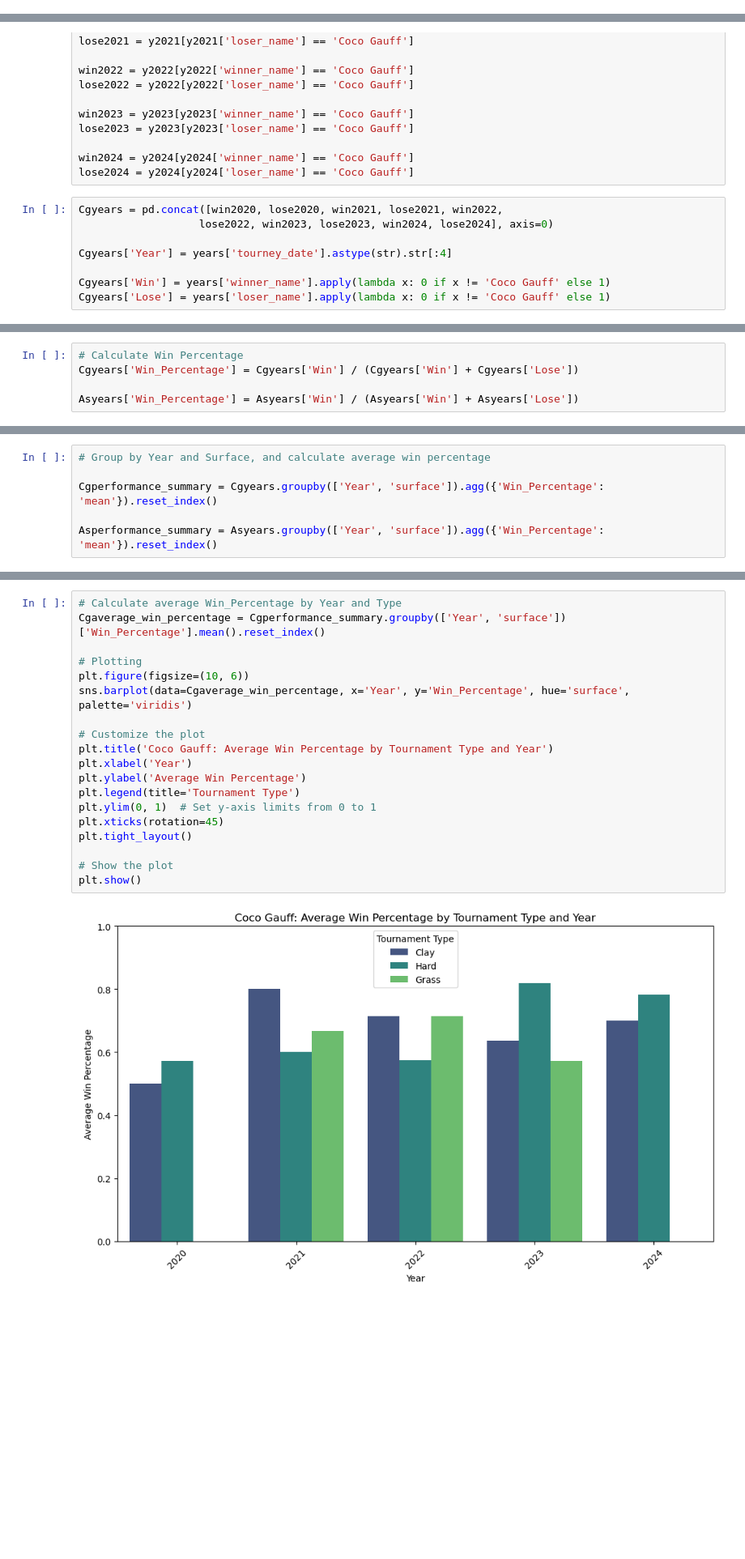
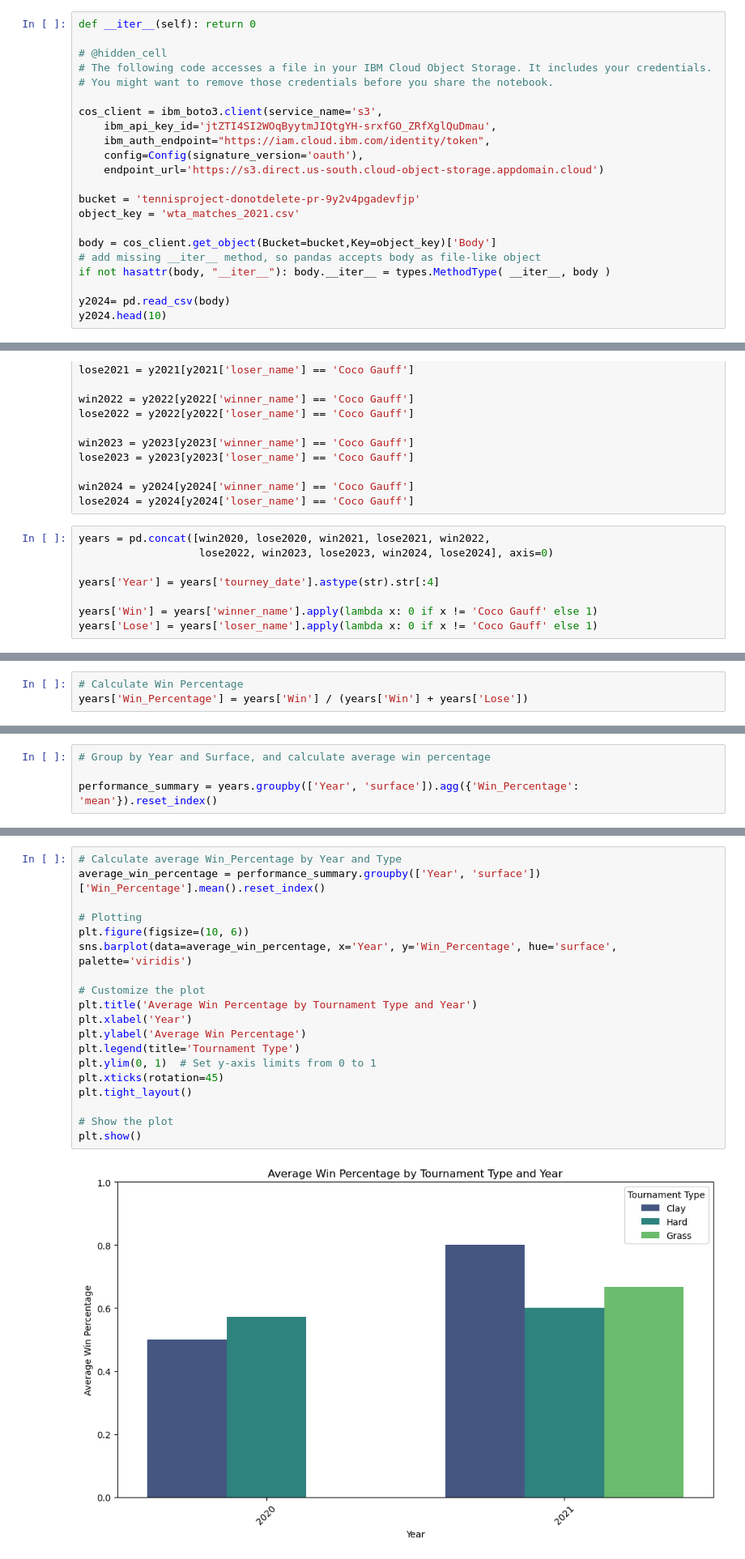
Before and after one commit to BrendanKenny1/Tennis-Project, a Jupyter notebook: P1.ipynb, the cells around one changed output, grey strips where cells are left out. Shown: that part at 81% size. Saved outputs shown, nothing was run; the diff lists cells and outputs as text; blank space fills up the shorter version.

```diff
--- a/P1.ipynb
+++ b/P1.ipynb
@@ -30,0 +188,22 @@ y2024 = pd.read_csv('wta_matches_2024.csv')
+# %%
+def __iter__(self): return 0
+
+# @hidden_cell
+# The following code accesses a file in your IBM Cloud Object Storage. It includes your credentials.
+# You might want to remove those credentials before you share the notebook.
+
+cos_client = ibm_boto3.client(service_name='s3',
+    ibm_api_key_id='jtZTI4SI2WOqByytmJIQtgYH-srxfGO_ZRfXglQuDmau',
+    ibm_auth_endpoint="https://iam.cloud.ibm.com/identity/token",
+    config=Config(signature_version='oauth'),
+    endpoint_url='https://s3.direct.us-south.cloud-object-storage.appdomain.cloud')
+
+bucket = 'tennisproject-donotdelete-pr-9y2v4pgadevfjp'
+object_key = 'wta_matches_2021.csv'
+
+body = cos_client.get_object(Bucket=bucket,Key=object_key)['Body']
+# add missing __iter__ method, so pandas accepts body as file-like object
+if not hasattr(body, "__iter__"): body.__iter__ = types.MethodType( __iter__, body )
+
+y2024= pd.read_csv(body)
+y2024.head(10)
@@ -44,10 +236,10 @@ lose2023 = y2023[y2023['loser_name'] == 'Coco Gauff']
 win2024 = y2024[y2024['winner_name'] == 'Coco Gauff']
 lose2024 = y2024[y2024['loser_name'] == 'Coco Gauff']
 # %%
-Cgyears = pd.concat([win2020, lose2020, win2021, lose2021, win2022,
+years = pd.concat([win2020, lose2020, win2021, lose2021, win2022,
                    lose2022, win2023, lose2023, win2024, lose2024], axis=0)
 
-Cgyears['Year'] = years['tourney_date'].astype(str).str[:4]
+years['Year'] = years['tourney_date'].astype(str).str[:4]
 
-Cgyears['Win'] = years['winner_name'].apply(lambda x: 0 if x != 'Coco Gauff' else 1)
-Cgyears['Lose'] = years['loser_name'].apply(lambda x: 0 if x != 'Coco Gauff' else 1)
+years['Win'] = years['winner_name'].apply(lambda x: 0 if x != 'Coco Gauff' else 1)
+years['Lose'] = years['loser_name'].apply(lambda x: 0 if x != 'Coco Gauff' else 1)
@@ -149,5 +262,3 @@ Asyears['Lose'] = Asyears['loser_name'].apply(lambda x: 0 if x != 'Aryna Sabalen
 # %%
 # Calculate Win Percentage
-Cgyears['Win_Percentage'] = Cgyears['Win'] / (Cgyears['Win'] + Cgyears['Lose'])
-
-Asyears['Win_Percentage'] = Asyears['Win'] / (Asyears['Win'] + Asyears['Lose'])
+years['Win_Percentage'] = years['Win'] / (years['Win'] + years['Lose'])
@@ -158,6 +265,4 @@ Cgyears['winner_name'].apply(lambda x: 0 if x != 'Aryna Sabalenka' else 1)
 # %%
 # Group by Year and Surface, and calculate average win percentage
 
-Cgperformance_summary = Cgyears.groupby(['Year', 'surface']).agg({'Win_Percentage': 'mean'}).reset_index()
-
-Asperformance_summary = Asyears.groupby(['Year', 'surface']).agg({'Win_Percentage': 'mean'}).reset_index()
+performance_summary = years.groupby(['Year', 'surface']).agg({'Win_Percentage': 'mean'}).reset_index()
@@ -198,21 +278,21 @@ Asperformance_summary
 # %%
 # Calculate average Win_Percentage by Year and Type
-Cgaverage_win_percentage = Cgperformance_summary.groupby(['Year', 'surface'])['Win_Percentage'].mean().reset_index()
+average_win_percentage = performance_summary.groupby(['Year', 'surface'])['Win_Percentage'].mean().reset_index()
 
 # Plotting
 plt.figure(figsize=(10, 6))
-sns.barplot(data=Cgaverage_win_percentage, x='Year', y='Win_Percentage', hue='surface', palette='viridis')
+sns.barplot(data=average_win_percentage, x='Year', y='Win_Percentage', hue='surface', palette='viridis')
 
 # Customize the plot
-plt.title('Coco Gauff: Average Win Percentage by Tournament Type and Year')
+plt.title('Average Win Percentage by Tournament Type and Year')
 plt.xlabel('Year')
 plt.ylabel('Average Win Percentage')
 plt.legend(title='Tournament Type')
 plt.ylim(0, 1)  # Set y-axis limits from 0 to 1
 plt.xticks(rotation=45)
 plt.tight_layout()
 
 # Show the plot
 plt.show()
 # %% [output]
-[figure, old version]
+[figure, new version]
```
Also changed, not shown: parts of 39 cells of this notebook.
